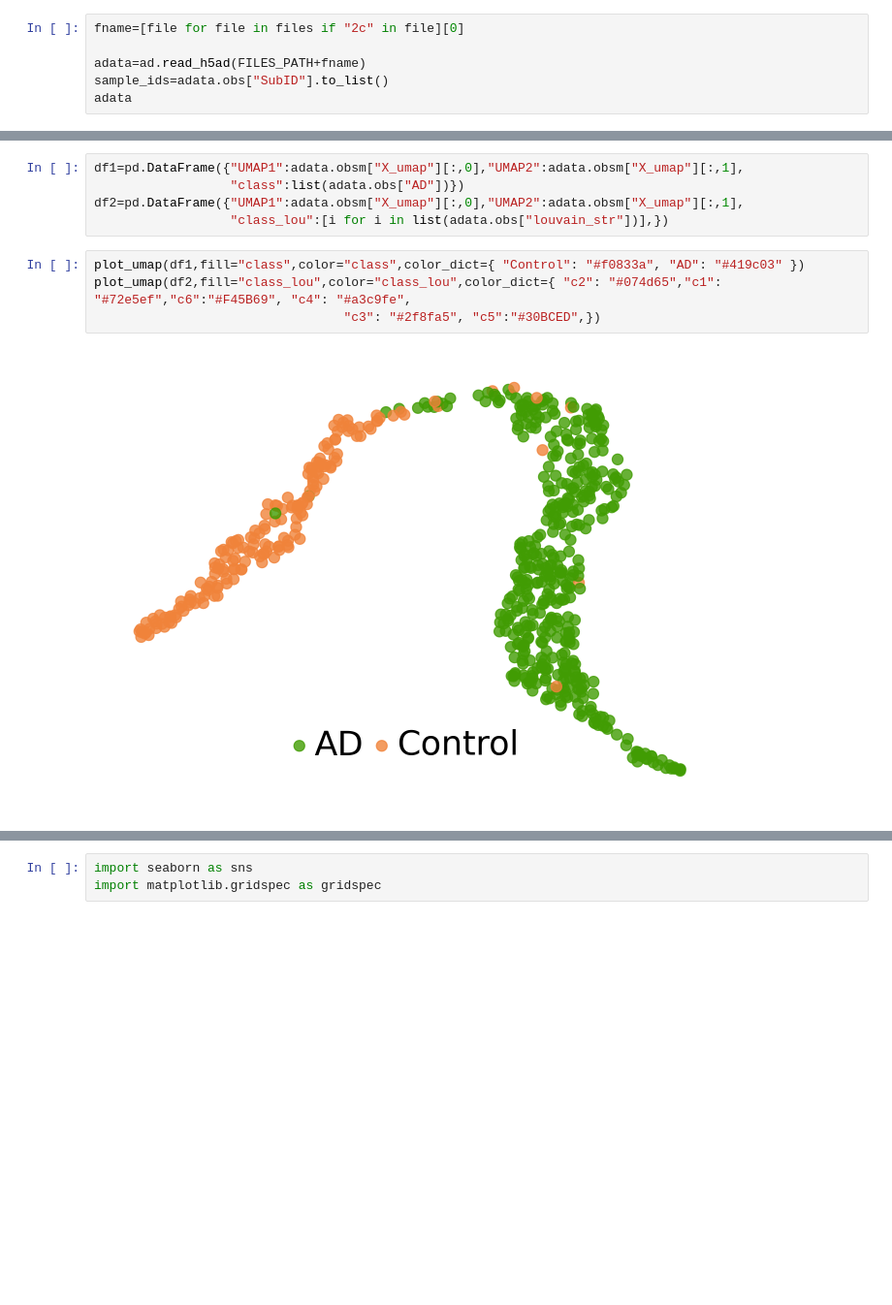
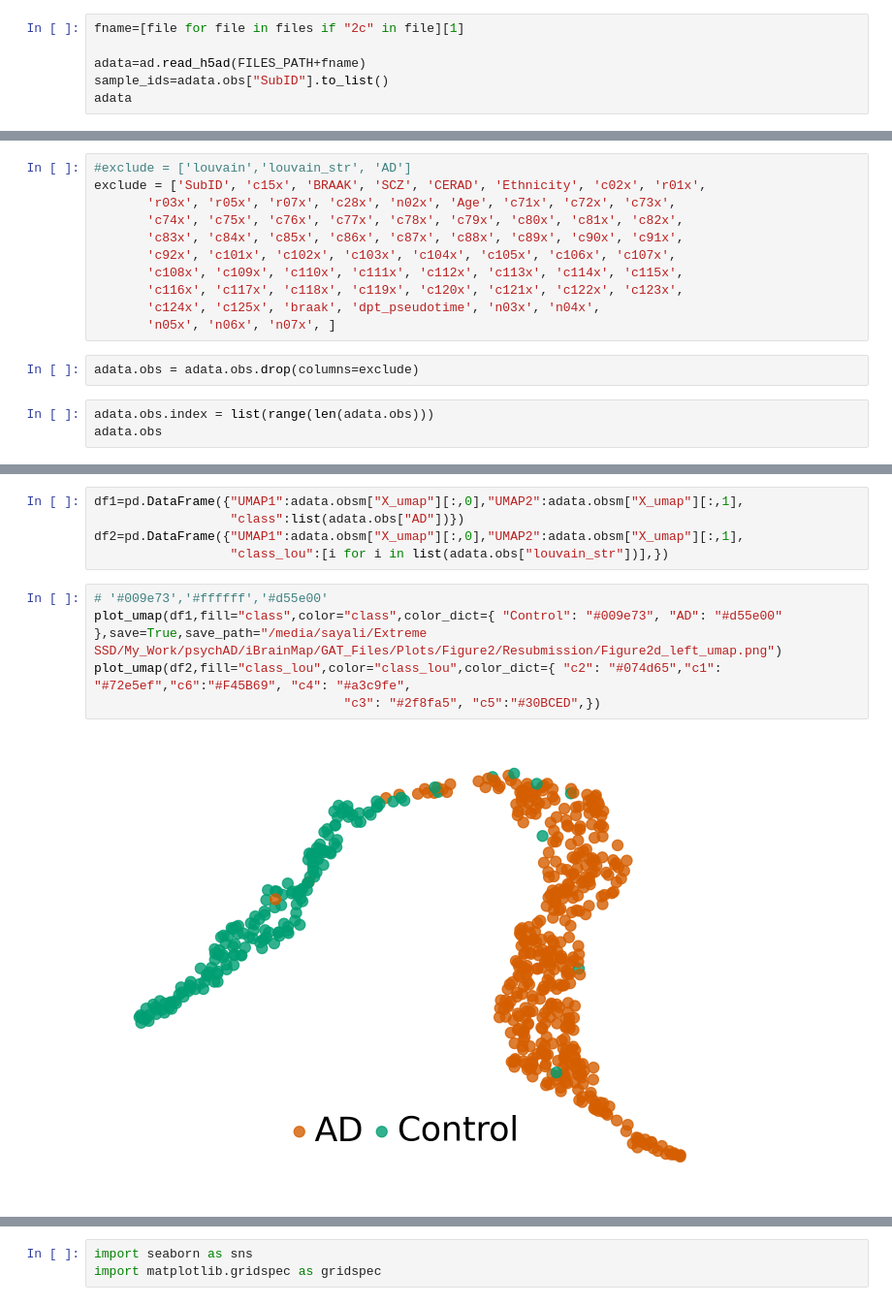
Before and after one commit to daifengwanglab/iBrainMap, a Jupyter notebook: Figures/Figures 2-3/Figure2.ipynb, the cells around one changed output, grey strips where cells are left out. Shown: that part at 97% size. Cells and saved outputs as stored; diff of their text form; blank space fills up the shorter version.

Commit message:
update figure

```diff
--- a/Figures/Figures 2-3/Figure2.ipynb
+++ b/Figures/Figures 2-3/Figure2.ipynb
@@ -305,7 +224,7 @@ plot_multi_bar(metric="AUC") #metric options: ROC,F1,BACC
 # %%
 import anndata as ad
 # %%
-fname=[file for file in files if "2c" in file][0]
+fname=[file for file in files if "2c" in file][1]
 
 adata=ad.read_h5ad(FILES_PATH+fname)
 sample_ids=adata.obs["SubID"].to_list()
@@ -312,0 +240,16 @@ adata
+# %%
+#exclude = ['louvain','louvain_str', 'AD']
+exclude = ['SubID', 'c15x', 'BRAAK', 'SCZ', 'CERAD', 'Ethnicity', 'c02x', 'r01x',
+       'r03x', 'r05x', 'r07x', 'c28x', 'n02x', 'Age', 'c71x', 'c72x', 'c73x',
+       'c74x', 'c75x', 'c76x', 'c77x', 'c78x', 'c79x', 'c80x', 'c81x', 'c82x',
+       'c83x', 'c84x', 'c85x', 'c86x', 'c87x', 'c88x', 'c89x', 'c90x', 'c91x',
+       'c92x', 'c101x', 'c102x', 'c103x', 'c104x', 'c105x', 'c106x', 'c107x',
+       'c108x', 'c109x', 'c110x', 'c111x', 'c112x', 'c113x', 'c114x', 'c115x',
+       'c116x', 'c117x', 'c118x', 'c119x', 'c120x', 'c121x', 'c122x', 'c123x',
+       'c124x', 'c125x', 'braak', 'dpt_pseudotime', 'n03x', 'n04x',
+       'n05x', 'n06x', 'n07x', ]
+# %%
+adata.obs = adata.obs.drop(columns=exclude)
+# %%
+adata.obs.index = list(range(len(adata.obs)))
+adata.obs
@@ -342,10 +301,11 @@ df1=pd.DataFrame({"UMAP1":adata.obsm["X_umap"][:,0],"UMAP2":adata.obsm["X_umap"]
 df2=pd.DataFrame({"UMAP1":adata.obsm["X_umap"][:,0],"UMAP2":adata.obsm["X_umap"][:,1],
                   "class_lou":[i for i in list(adata.obs["louvain_str"])],})
 # %%
-plot_umap(df1,fill="class",color="class",color_dict={ "Control": "#f0833a", "AD": "#419c03" })
+# '#009e73','#ffffff','#d55e00'
+plot_umap(df1,fill="class",color="class",color_dict={ "Control": "#009e73", "AD": "#d55e00" },save=True,save_path="/media/sayali/Extreme SSD/My_Work/psychAD/iBrainMap/GAT_Files/Plots/Figure2/Resubmission/Figure2d_left_umap.png")
 plot_umap(df2,fill="class_lou",color="class_lou",color_dict={ "c2": "#074d65","c1": "#72e5ef","c6":"#F45B69", "c4": "#a3c9fe",
                                  "c3": "#2f8fa5", "c5":"#30BCED",})
 # %% [output]
-[figure, old version]
+[figure, new version]
 [figure]
 # %% [markdown]
```
Also changed, not shown: parts of 14 cells of this notebook.
